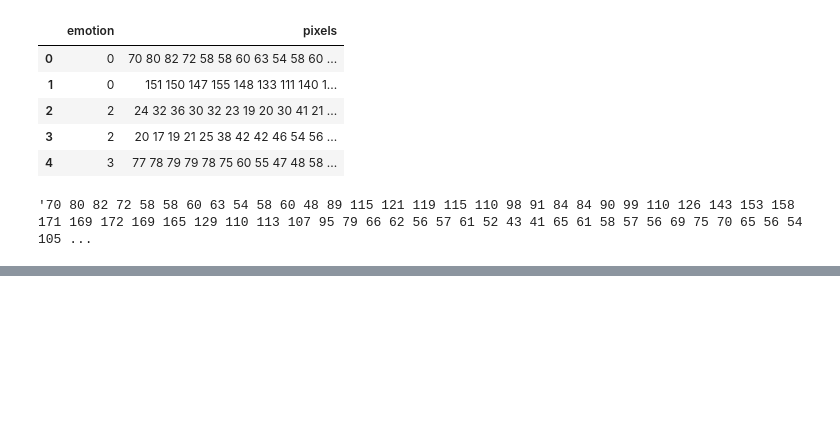
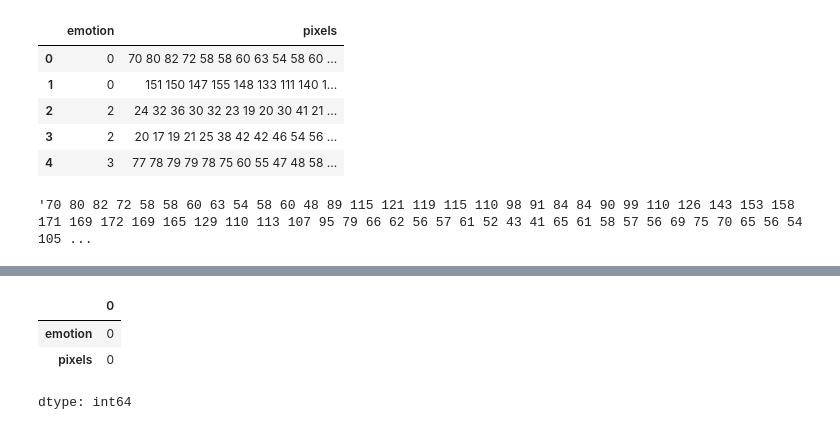
Before and after one commit to ImanNoferesti/Emotion_AI_Python, a Jupyter notebook: 2_Facial_Expression_Detection_AI.ipynb, the cells around one changed output, grey strips where cells are left out. Cells and saved outputs as stored; diff of their text form; code cells hidden in the pictures; blank space fills up the shorter version.

```diff
--- a/2_Facial_Expression_Detection_AI.ipynb
+++ b/2_Facial_Expression_Detection_AI.ipynb
@@ -100,0 +118,8 @@ def resize(x):
+# %%
+# Check for the presence of null values in the dataframe
+facial_expression_df.isnull().sum()
+# %% [output]
+|  | 0 |
+| emotion | 0 |
+| pixels | 0 |
+dtype: int64
```
Also changed, not shown: parts of 6 cells of this notebook.
